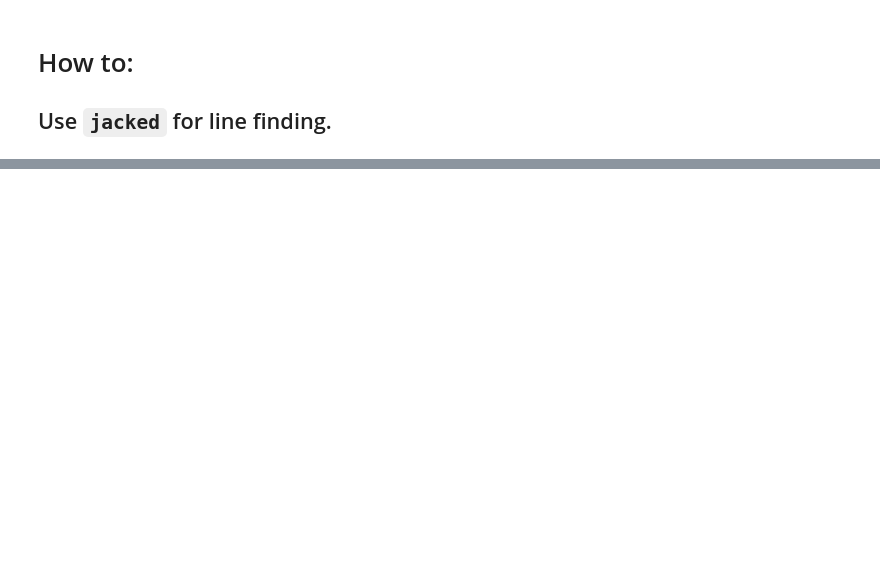
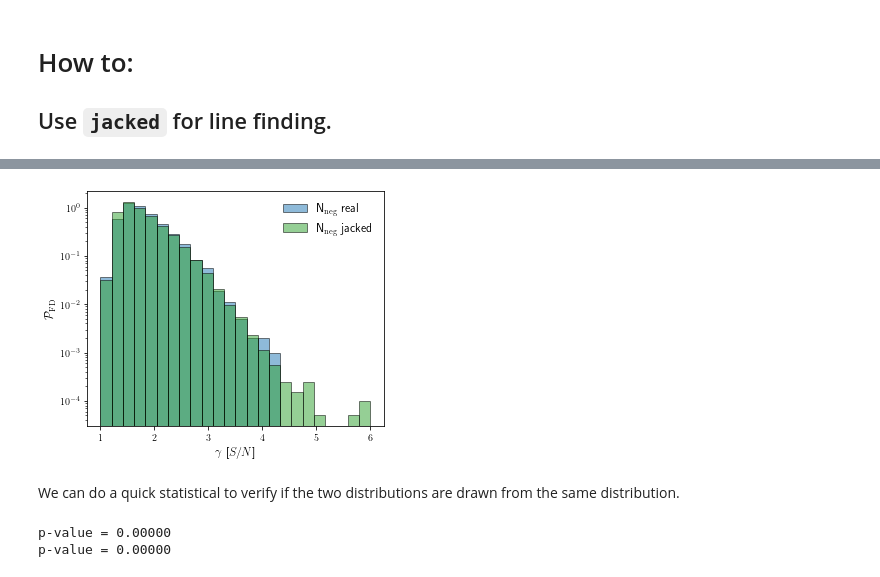
Before and after one commit to Joshiwavm/jackknify, a Jupyter notebook: docs/notebooks/HowToLineFind.ipynb, the cells around one changed output, grey strips where cells are left out. Saved outputs shown, nothing was run; the diff lists cells and outputs as text; code cells hidden in the pictures; blank space fills up the shorter version.

```diff
--- a/docs/notebooks/HowToLineFind.ipynb
+++ b/docs/notebooks/HowToLineFind.ipynb
@@ -64,0 +97,23 @@ FileNotFoundError: ../output/findclumps/tmp_findclumps_kw3_N/target_mask_kernel3
+# %%
+plt.figure(figsize=(5,4))
+plt.hist(data_real_N['SNR'], bins = np.linspace(1, 6, 25), density = True, alpha = 0.5, edgecolor='black', label = r'N$_{\rm neg}$ real', color = 'C0')
+plt.hist(data_jack_N       , bins = np.linspace(1, 6, 25), density = True, alpha = 0.5, edgecolor='black', label = r'N$_{\rm neg}$ jacked', color = 'C2')
+
+plt.xlabel(r'$\gamma$ [$S/N$]', fontsize = 12)
+plt.ylabel(r'$\mathcal{P}_{\rm FD}$', fontsize = 12)
+plt.legend(frameon=False, fontsize = 12)
+
+plt.semilogy()
+plt.tight_layout()
+plt.savefig('../../plots/neg_vs_neg.pdf', dpi = 300)
+plt.show()
+# %% [output]
+[figure, added]
+# %% [markdown]
+We can do a quick statistical to verify if the two distributions are drawn from the same distribution.
+# %%
+print('p-value = {:.5f}'.format(stats.ks_2samp(data_real_N['SNR'],data_jack_N).pvalue))
+print('p-value = {:.5f}'.format(stats.ks_2samp(data_real_N['SNR'],data_jack_P).pvalue))
+# %% [output]
+p-value = 0.00000
+p-value = 0.00000
```
Also changed, not shown: parts of 23 cells of this notebook, 10 other files.
